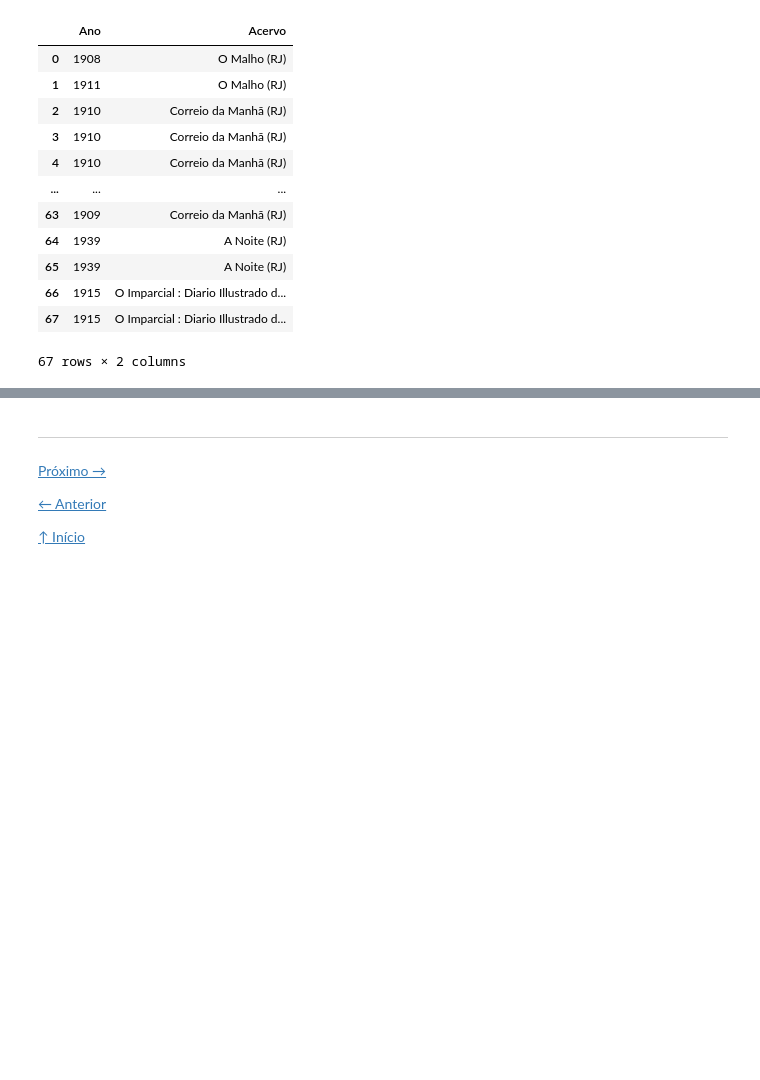
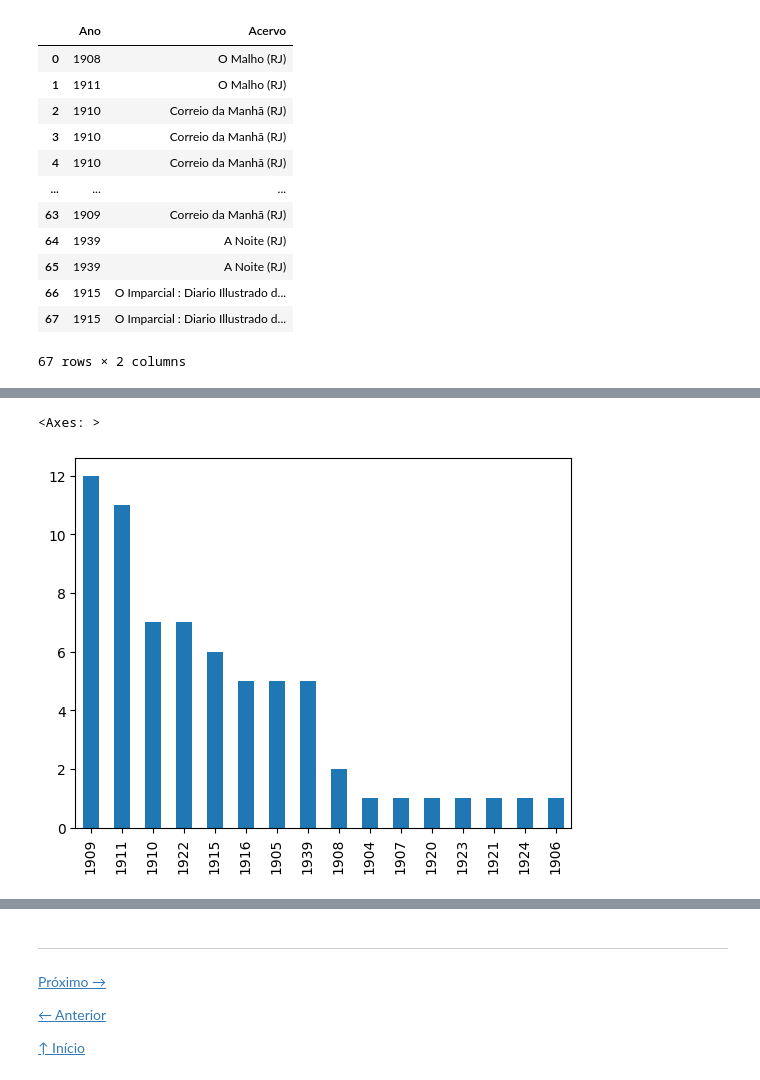
Before and after one commit to ericbrasiln/python-puc, a Jupyter notebook: dia3.ipynb, the cells around one changed output, grey strips where cells are left out. Saved outputs shown, nothing was run; the diff lists cells and outputs as text; code cells hidden in the pictures; blank space fills up the shorter version.

```diff
--- a/dia3.ipynb
+++ b/dia3.ipynb
@@ -611 +888,7 @@ df2
+# %%
+# contar anos com maior frequência e  mostrar num gráfico
+df2['Ano'].value_counts().plot(kind='bar')
+# %% [output]
+<Axes: >
+[figure, added]
 # %%
```
Also changed, not shown: parts of 96 cells of this notebook.
